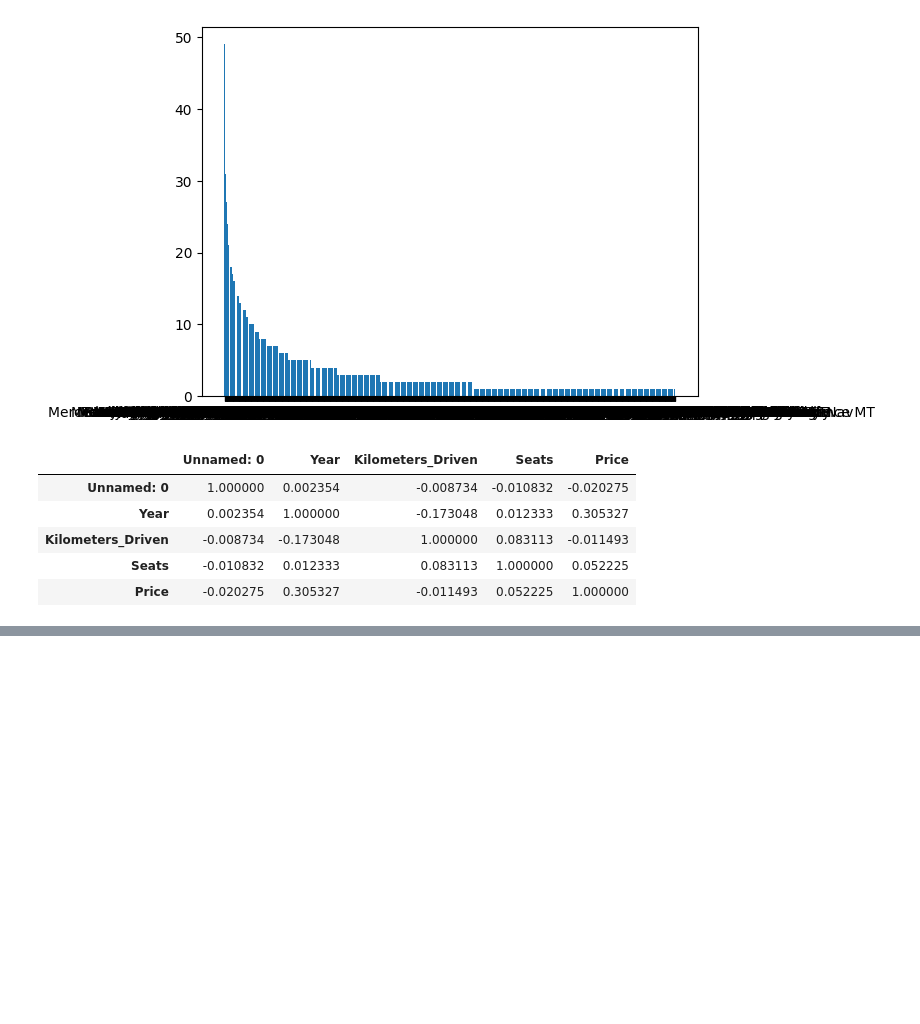
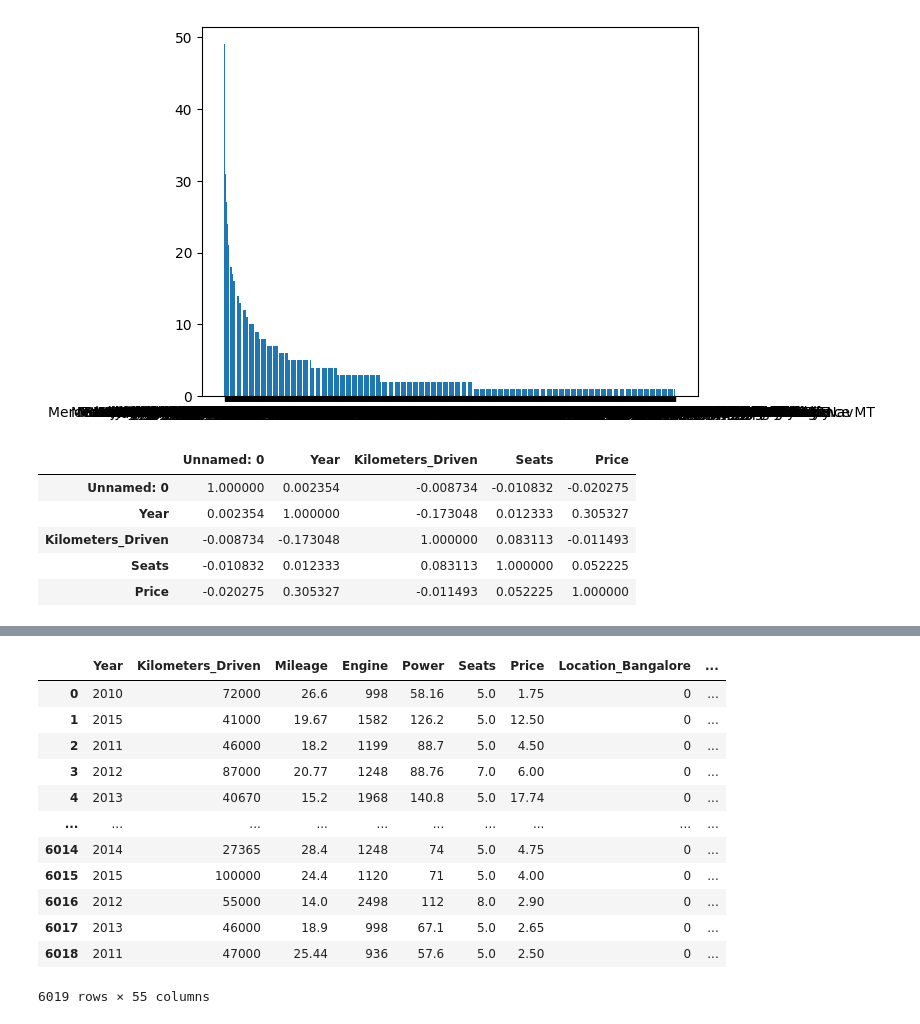
Before and after one commit to AshlinShaji/Machine-Learning, a Jupyter notebook: Regression/Polynomial_Regression/car_price_train.ipynb, the cells around one changed output, grey strips where cells are left out. Cells and saved outputs as stored; diff of their text form; code cells hidden in the pictures; blank space fills up the shorter version.

```diff
--- a/Regression/Polynomial_Regression/car_price_train.ipynb
+++ b/Regression/Polynomial_Regression/car_price_train.ipynb
@@ -195,0 +299,9 @@ df.corr(numeric_only=True)
+# %%
+#string replace
+df_1['Mileage']=df_1['Mileage'].str.replace('km/kg','')
+df_1['Mileage']=df_1['Mileage'].str.replace('kmpl','')
+df_1['Engine']=df_1['Engine'].str.replace('CC','')
+df_1['Power']=df_1['Power'].str.replace('bhp','')
+df_1['Mileage']=df_1['Mileage'].str.replace('null','0')
+df_1['Engine']=df_1['Engine'].str.replace('null','0')
+df_1['Power']=df_1['Power'].str.replace('null','0')
@@ -195,0 +328,16 @@ df.corr(numeric_only=True)
+# %%
+df_1
+# %% [output]
+|  | Year | Kilometers_Driven | Mileage | Engine | Power | Seats | Price | Location_Bangalore | ... |
+| 0 | 2010 | 72000 | 26.6 | 998 | 58.16 | 5.0 | 1.75 | 0 | ... |
+| 1 | 2015 | 41000 | 19.67 | 1582 | 126.2 | 5.0 | 12.50 | 0 | ... |
+| 2 | 2011 | 46000 | 18.2 | 1199 | 88.7 | 5.0 | 4.50 | 0 | ... |
+| 3 | 2012 | 87000 | 20.77 | 1248 | 88.76 | 7.0 | 6.00 | 0 | ... |
+| 4 | 2013 | 40670 | 15.2 | 1968 | 140.8 | 5.0 | 17.74 | 0 | ... |
+| ... | ... | ... | ... | ... | ... | ... | ... | ... | ... |
+| 6014 | 2014 | 27365 | 28.4 | 1248 | 74 | 5.0 | 4.75 | 0 | ... |
+| 6015 | 2015 | 100000 | 24.4 | 1120 | 71 | 5.0 | 4.00 | 0 | ... |
+| 6016 | 2012 | 55000 | 14.0 | 2498 | 112 | 8.0 | 2.90 | 0 | ... |
+| 6017 | 2013 | 46000 | 18.9 | 998 | 67.1 | 5.0 | 2.65 | 0 | ... |
+| 6018 | 2011 | 47000 | 25.44 | 936 | 57.6 | 5.0 | 2.50 | 0 | ... |
+6019 rows × 55 columns
```
Also changed, not shown: parts of 11 cells of this notebook.
